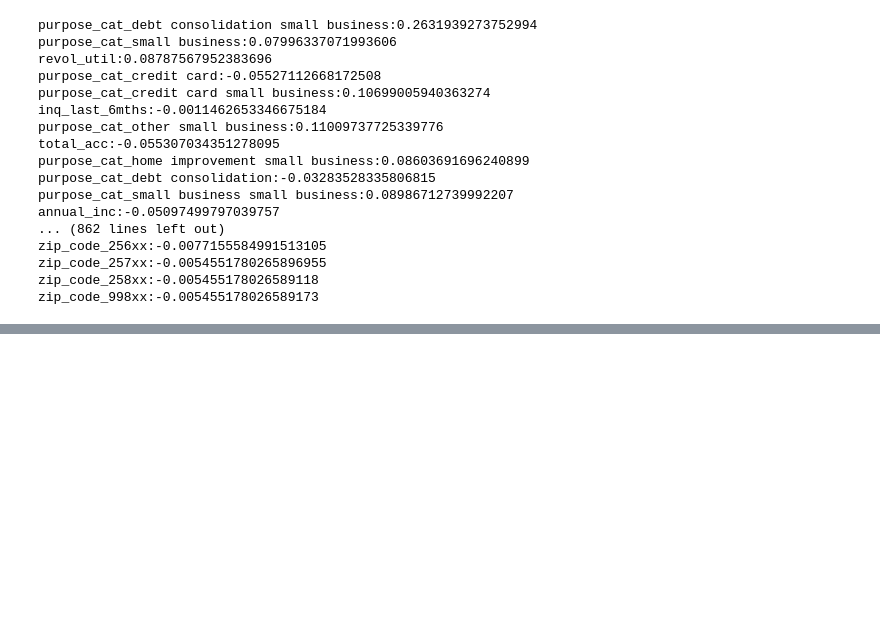
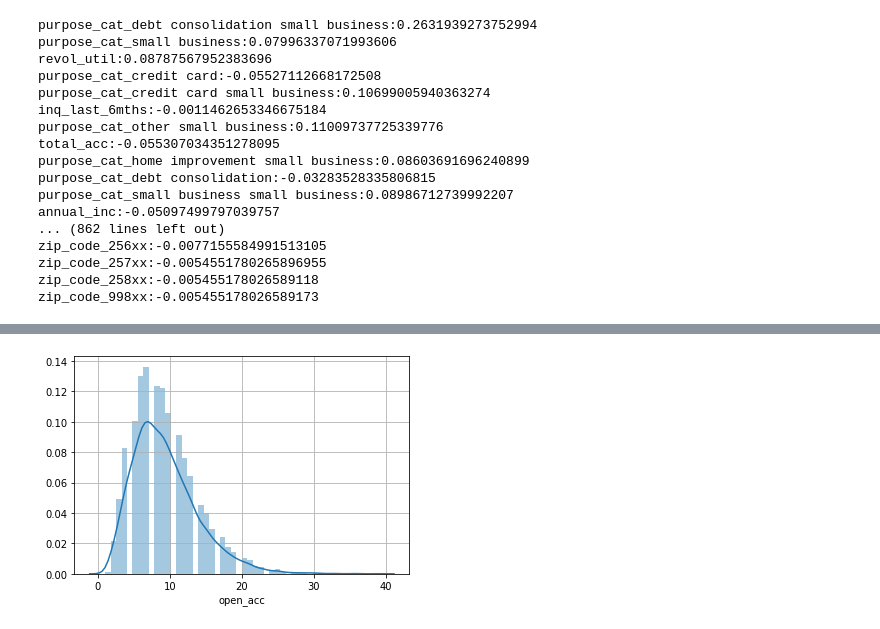
Before and after one commit to bethanymbaker/arch, a Jupyter notebook: notebooks/MavenWave.ipynb, the cells around one changed output, grey strips where cells are left out. Drawn from its saved outputs; the diff is of its cells as text; code cells hidden in the pictures; blank space fills up the shorter version.

```diff
--- a/notebooks/MavenWave.ipynb
+++ b/notebooks/MavenWave.ipynb
@@ -359,0 +365,5 @@ zip_code_998xx:-0.005455178026589173
+# %%
+sns.distplot(df_2.open_acc.dropna());
+plt.grid();
+# %% [output]
+[figure, added]
```
Also changed, not shown: parts of 2 cells of this notebook.
